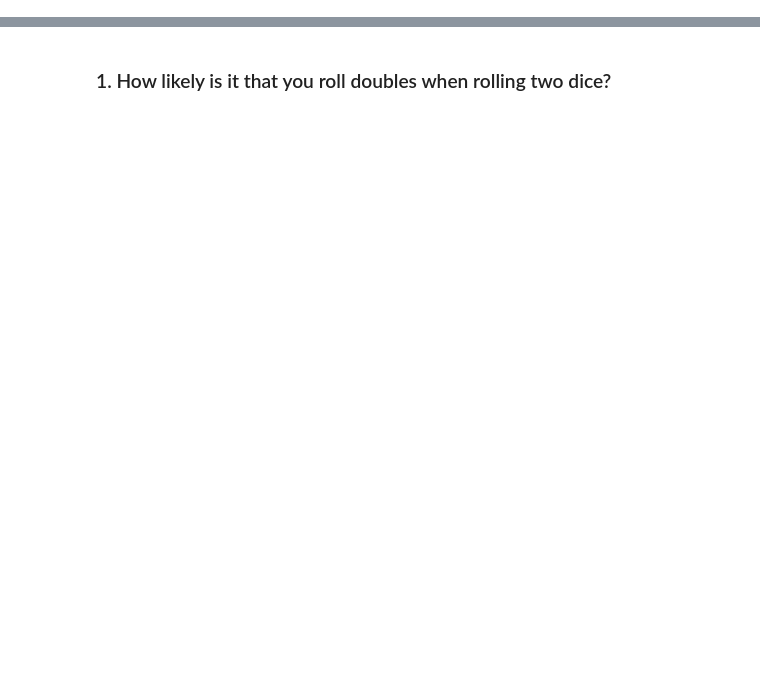
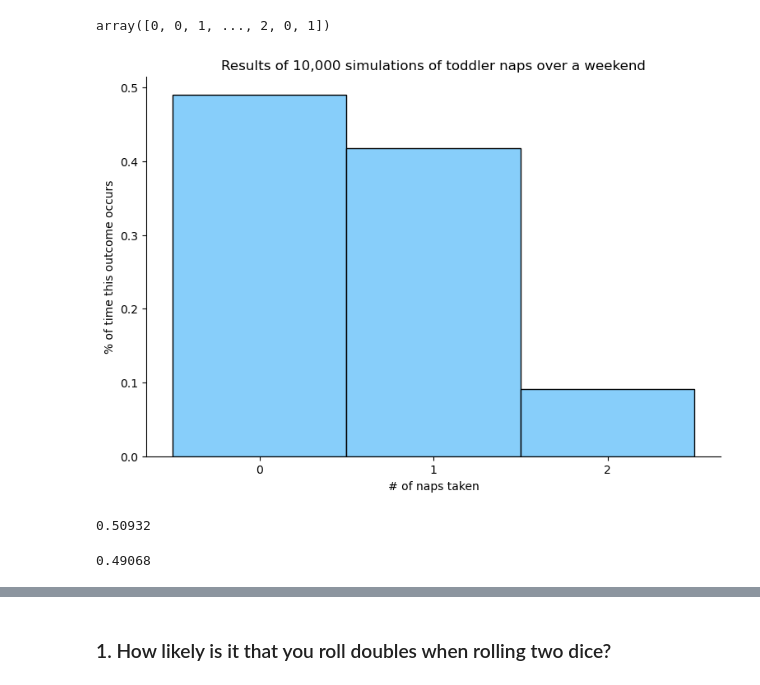
Before and after one commit to Jared-Wood135/statistics-exercises, a Jupyter notebook: simulation.ipynb, the cells around one changed output, grey strips where cells are left out. Cells and saved outputs as stored; diff of their text form; code cells hidden in the pictures; blank space fills up the shorter version.

```diff
--- a/simulation.ipynb
+++ b/simulation.ipynb
@@ -0,0 +82,6 @@
+# %%
+p_nap = 0.3
+ndays = ncols = 2
+n_simulated_weekends = nrows = 10**5
+# %%
+data = np.random.random([nrows, ncols])
@@ -0,0 +98,3 @@
+# %%
+naps = data < p_nap
+naps
@@ -0,0 +109,19 @@
+# %%
+naps.sum(axis=1)
+# %% [output]
+array([0, 0, 1, ..., 2, 0, 1])
+# %%
+viz.simulation_example2(naps)
+# %% [output]
+[figure, added]
+# %%
+# Sum of naps = 1
+# Sum of naps = 2
+(naps.sum(axis=1) >= 1).mean()
+# %% [output]
+0.50932
+# %%
+# Sum of naps = 0
+(naps.sum(axis = 1) == 0).mean()
+# %% [output]
+0.49068
```
Also changed, not shown: parts of 28 cells of this notebook.
